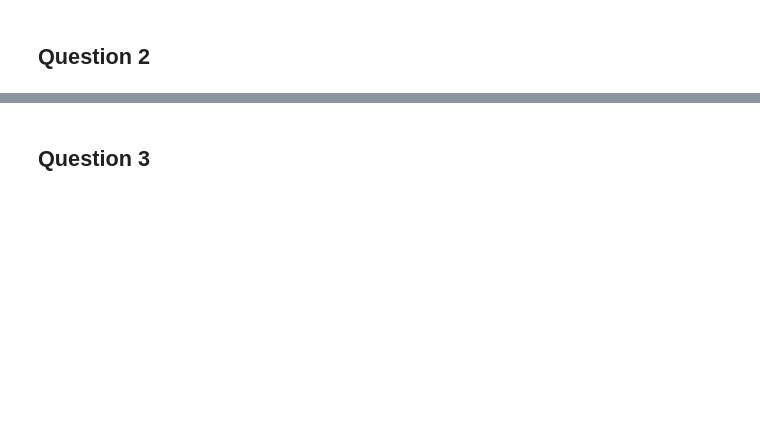
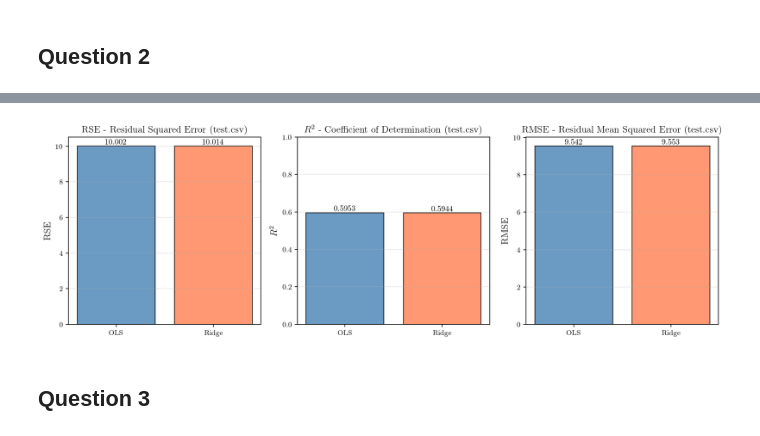
Before and after one commit to ieadoboe/mun-sc-journey, a Jupyter notebook: Winter2026/COMP6915/assignments/assignment_2/assign_2_group_18.ipynb, the cells around one changed output, grey strips where cells are left out. Drawn from its saved outputs; the diff is of its cells as text; code cells hidden in the pictures; blank space fills up the shorter version.

```diff
--- a/Winter2026/COMP6915/assignments/assignment_2/assign_2_group_18.ipynb
+++ b/Winter2026/COMP6915/assignments/assignment_2/assign_2_group_18.ipynb
@@ -287,0 +397,2 @@ For CV n-folds=15
+# %%
+performance_results = {}
@@ -351,0 +556,15 @@ R^2:   0.5443
+# %%
+pipe_ridge_final = Pipeline(
+    [
+        ("scaler", StandardScaler()),
+        ("ridge", Ridge(alpha=best_alpha_ridge)),
+    ]
+)
+
+print(f"\nTraining final Ridge model:")
+print(f"  Alpha: {best_alpha_ridge:.6f}")
+print(f"  Training set: Full train.csv ({len(X_train)} samples)")
+print(f"  Features: {X_train.shape[1]}")
+
+pipe_ridge_final.fit(X_train, y_train)
+print(f"Model trained successfully!")
@@ -352,2 +634,48 @@ R^2:   0.5443
+# %%
+fig, axes = plt.subplots(1, 3, figsize=(12, 4))
+
+models = ['OLS', 'Ridge']
+rse_values = [performance_results['OLS']['RSE'],
+              performance_results['Ridge']['RSE']]
+r2_values = [performance_results['OLS']['R2'],
+             performance_results['Ridge']['R2']]
+rmse_values = [performance_results['OLS']['RMSE'],
+               performance_results['Ridge']['RMSE']]
+
+# RSE comparison
+axes[0].bar(models, rse_values, color=['steelblue',
+            'coral'], alpha=0.8, edgecolor='black')
+axes[0].set_ylabel('RSE', fontsize=12)
+axes[0].set_title('RSE - Residual Squared Error (test.csv)', fontsize=12)
+axes[0].grid(axis='y', alpha=0.3)
+for i, (model, rse) in enumerate(zip(models, rse_values)):
+    axes[0].text(i, rse + 0.1, f'{rse:.3f}', ha='center', fontsize=10)
+
+# R² comparison
+axes[1].bar(models, r2_values, color=['steelblue', 'coral'],
+            alpha=0.8, edgecolor='black')
+axes[1].set_ylabel('$R^2$', fontsize=12)
+axes[1].set_title(
+    r'$R^2$ - Coefficient of Determination (test.csv)', fontsize=12)
+axes[1].set_ylim([0, 1.0])
+axes[1].grid(axis='y', alpha=0.3)
+for i, (model, r2) in enumerate(zip(models, r2_values)):
+    axes[1].text(i, r2 + 0.01, f'{r2:.4f}', ha='center', fontsize=10)
+
+# RMSE comparison
+axes[2].bar(models, rmse_values, color=['steelblue',
+            'coral'], alpha=0.8, edgecolor='black')
+axes[2].set_ylabel('RMSE', fontsize=12)
+axes[2].set_title('RMSE - Residual Mean Squared Error (test.csv)', fontsize=12)
+axes[2].grid(axis='y', alpha=0.3)
+for i, (model, rmse) in enumerate(zip(models, rmse_values)):
+    axes[2].text(i, rmse + 0.1, f'{rmse:.3f}', ha='center', fontsize=10)
+
+
+plt.tight_layout()
+plt.savefig("./comparison_ols_ridge.pdf")
+plt.show()
+# %% [output]
+[figure, added]
 # %% [markdown]
 ## Question 3
```
Also changed, not shown: parts of 35 cells of this notebook, 7 other files.
